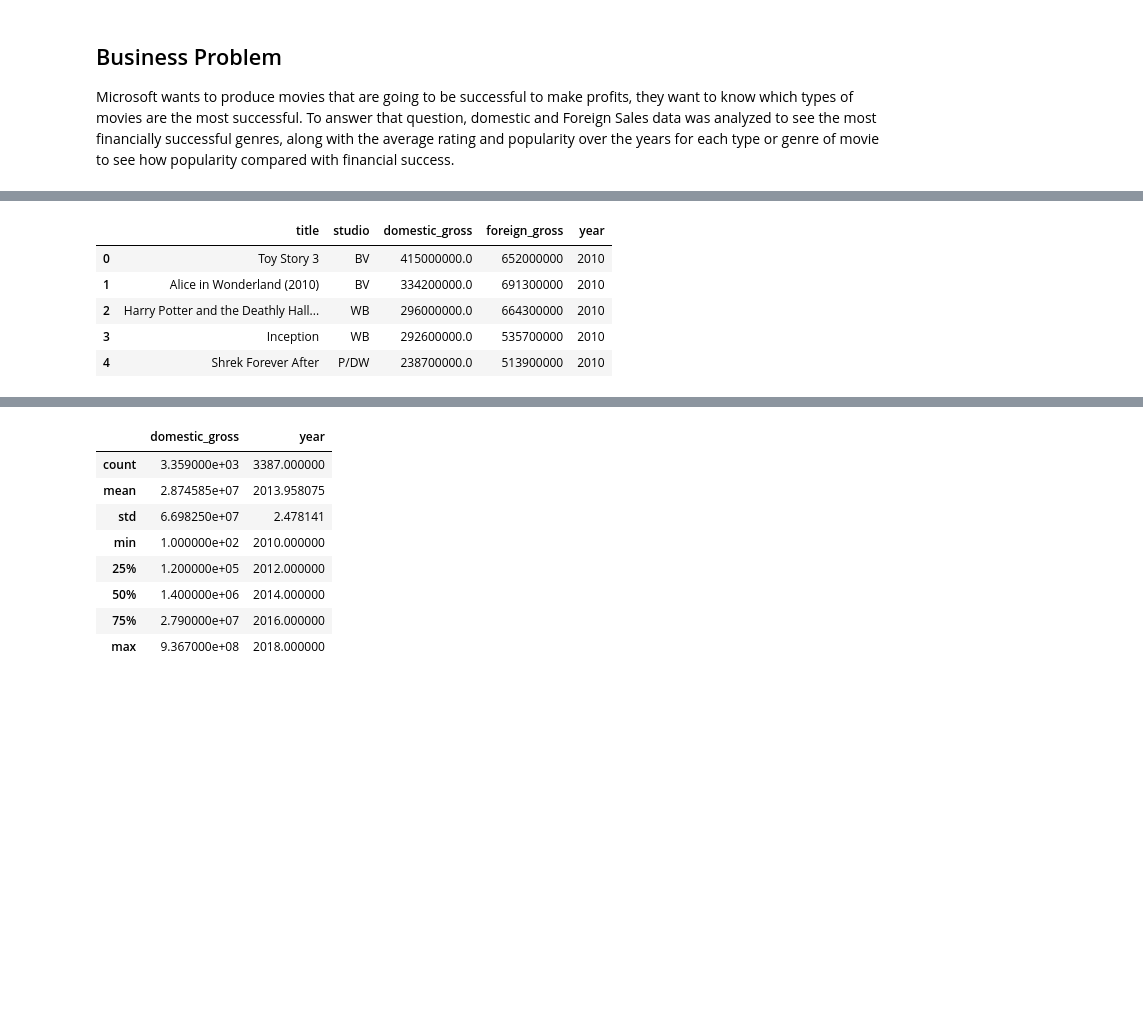
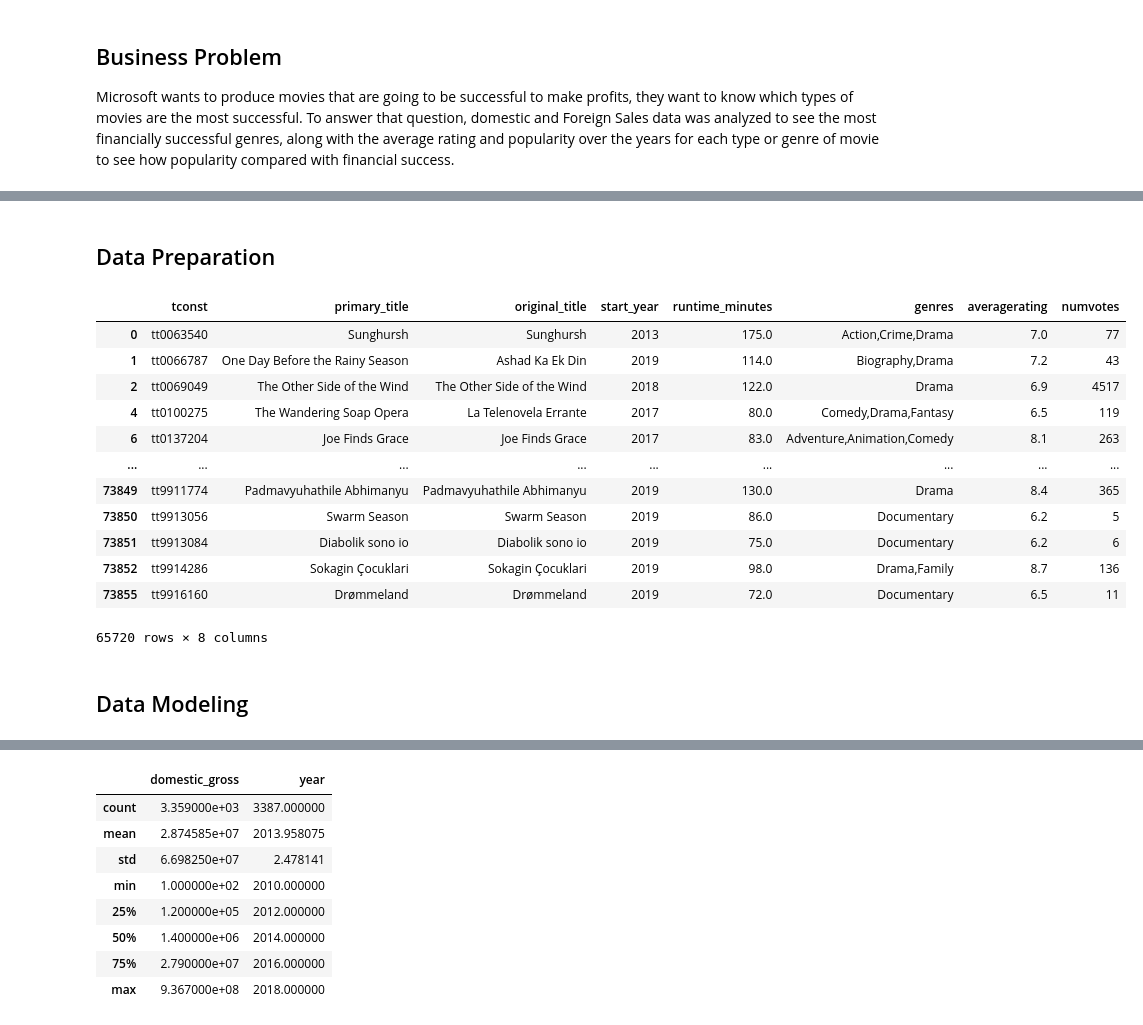
Before and after one commit to Bijal05/phase2_project, a Jupyter notebook: microsoft_movie_analysis.ipynb, the cells around one changed output, grey strips where cells are left out. Drawn from its saved outputs; the diff is of its cells as text; code cells hidden in the pictures; blank space fills up the shorter version.

```diff
--- a/microsoft_movie_analysis.ipynb
+++ b/microsoft_movie_analysis.ipynb
@@ -29,9 +56,39 @@ df9=pd.read_csv('zippedData/tn.movie_budgets.csv.gz')
-# %%
-df1.head()
-# %% [output]
-|  | title | studio | domestic_gross | foreign_gross | year |
-| 0 | Toy Story 3 | BV | 415000000.0 | 652000000 | 2010 |
-| 1 | Alice in Wonderland (2010) | BV | 334200000.0 | 691300000 | 2010 |
-| 2 | Harry Potter and the Deathly Hall... | WB | 296000000.0 | 664300000 | 2010 |
-| 3 | Inception | WB | 292600000.0 | 535700000 | 2010 |
-| 4 | Shrek Forever After | P/DW | 238700000.0 | 513900000 | 2010 |
+# %% [markdown]
+## Data Preparation
+# %%
+#cleaned imdb.title.basics
+basics_df.dropna()
+
+# Split the 'genres' column by comma into separate genre columns of imdb.title.basics
+split_basics_df['genres'] = split_basics_df['genres'].str.split(',')
+# Explode the 'genres' column to create multiple rows for each genre
+splitted_basics_df = split_basics_df.explode('genres')
+# Reset the index of the new DataFrame
+splitted_basics_df.reset_index(drop=True, inplace=True)
+# Remove rows with NaN values from the DataFrame
+splitted_basics_df = splitted_basics_df.dropna()
+# Reset the index of the new DataFrame
+splitted_basics_df.reset_index(drop=True, inplace=True)
+
+#merge 2 datasets new splitted_basics_df(imdb.title.basics with splited genres) and rating_df(imdb.title.ratings)
+inner_merge=pd.merge(splitted_basics_df,rating_df,on='tconst')
+combo_inner_merge = pd.merge(basics_df,rating_df,on='tconst')
+#clean the merged data
+inner_merge.dropna()
+combo_inner_merge.dropna()
+# %% [output]
+|  | tconst | primary_title | original_title | start_year | runtime_minutes | genres | averagerating | numvotes |
+| 0 | tt0063540 | Sunghursh | Sunghursh | 2013 | 175.0 | Action,Crime,Drama | 7.0 | 77 |
+| 1 | tt0066787 | One Day Before the Rainy Season | Ashad Ka Ek Din | 2019 | 114.0 | Biography,Drama | 7.2 | 43 |
+| 2 | tt0069049 | The Other Side of the Wind | The Other Side of the Wind | 2018 | 122.0 | Drama | 6.9 | 4517 |
+| 4 | tt0100275 | The Wandering Soap Opera | La Telenovela Errante | 2017 | 80.0 | Comedy,Drama,Fantasy | 6.5 | 119 |
+| 6 | tt0137204 | Joe Finds Grace | Joe Finds Grace | 2017 | 83.0 | Adventure,Animation,Comedy | 8.1 | 263 |
+| ... | ... | ... | ... | ... | ... | ... | ... | ... |
+| 73849 | tt9911774 | Padmavyuhathile Abhimanyu | Padmavyuhathile Abhimanyu | 2019 | 130.0 | Drama | 8.4 | 365 |
+| 73850 | tt9913056 | Swarm Season | Swarm Season | 2019 | 86.0 | Documentary | 6.2 | 5 |
+| 73851 | tt9913084 | Diabolik sono io | Diabolik sono io | 2019 | 75.0 | Documentary | 6.2 | 6 |
+| 73852 | tt9914286 | Sokagin Çocuklari | Sokagin Çocuklari | 2019 | 98.0 | Drama,Family | 8.7 | 136 |
+| 73855 | tt9916160 | Drømmeland | Drømmeland | 2019 | 72.0 | Documentary | 6.5 | 11 |
+65720 rows × 8 columns
+# %% [markdown]
+## Data Modeling
```
Also changed, not shown: parts of 53 cells of this notebook.
